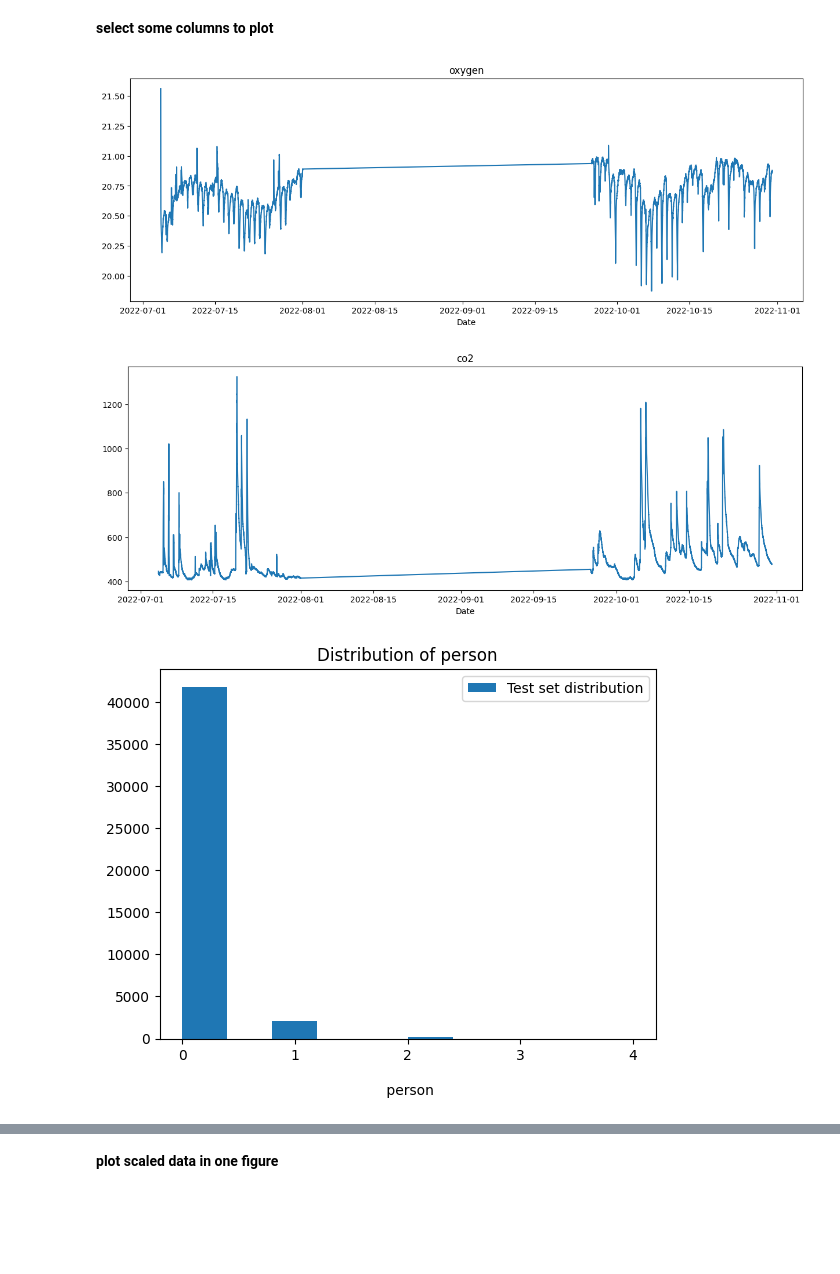
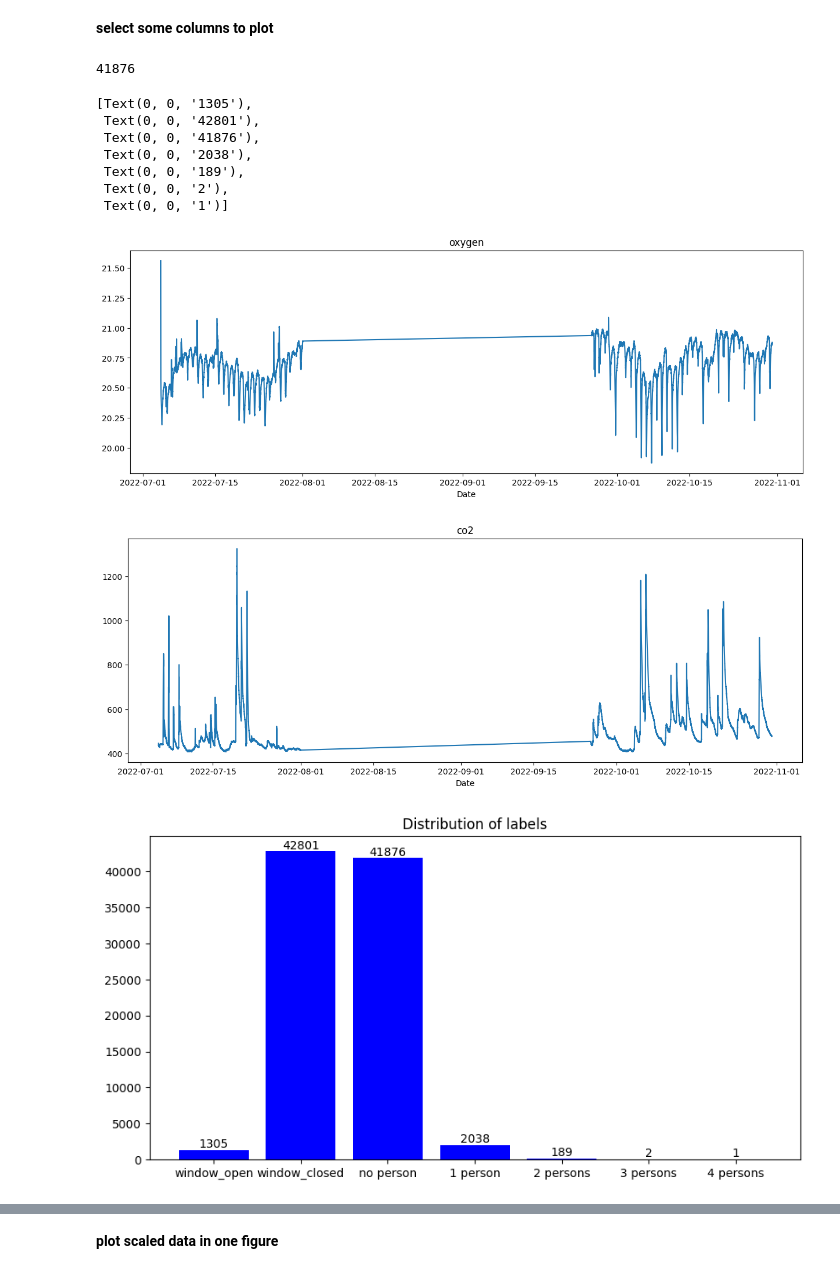
Before and after one commit to MajedNaN/TimeSeriesClassification, a Jupyter notebook: main.ipynb, the cells around one changed output, grey strips where cells are left out. Cells and saved outputs as stored; diff of their text form; code cells hidden in the pictures; blank space fills up the shorter version.

Commit message:
added sklearn standardization, data distributions

```diff
--- a/main.ipynb
+++ b/main.ipynb
@@ -73,31 +55,58 @@ Name: window_open, dtype: int64
 (44106, 23)
 # %% [markdown]
 **select some columns to plot**
+# %%
+print(df['person'].value_counts()[0])
+# %% [output]
+41876
 # %%
 plot_cols = ['oxygen', 'co2','person','window_open']
 
 x = df.datetime
 
 # plot o2 and co2
 for col in plot_cols[0:2]:
     fig = plt.figure(figsize=(15,5))
     plt.plot(x, df[col])
     plt.xlabel('Date')
     plt.title(col)
 #plot distribution of number of persons and window open
-for col in plot_cols[2:]:
-    fig = plt.figure()
-    plt.hist(df[col],label='Test set distribution')
-    plt.xlabel(f'\n {col}')
-## Ticks labels - List must be in ascending order
-    plt.xticks(df[col].unique()) ### names of classes starting from 0
-    #sns.distplot(df[col], bins=100, kde=False)
-    plt.title(f'Distribution of {col}')
-    plt.legend()
-    plt.show()
-    # plt.figure()
-    # df[col].value_counts().plot.pie(autopct='%0.2f')
+
+x_lbs = ['window_open','window_closed','no person','1 person','2 persons','3 persons','4 persons']
+y_nmrs = [df['window_open'].value_counts()[1],df['window_open'].value_counts()[0],df['person'].value_counts()[0],df['person'].value_counts()[1],df['person'].value_counts()[2],df['person'].value_counts()[4],df['person'].value_counts()[3]]
+
+fig, ax = plt.subplots(figsize=(10,5))
+ind = np.arange(len(y_nmrs))  # the x locations for the groups
+bars = ax.bar(ind, y_nmrs, color="blue")
+ax.set_xticks(ind)
+ax.set_xticklabels(x_lbs, minor=False)
+plt.title('Distribution of labels')
+# plt.xlabel('x')
+# plt.ylabel('y')
+ax.bar_label(bars)
+
+
+
+# for col in plot_cols[2:]:
+#     fig = plt.figure()
+#     plt.hist(df[col],label='Test set distribution')
+#     plt.xlabel(f'\n {col}')
+# ## Ticks labels - List must be in ascending order
+#     plt.xticks(df[col].unique()) ### names of classes starting from 0
+#     #sns.distplot(df[col], bins=100, kde=False)
+#     plt.title(f'Distribution of {col}')
+#     plt.legend()
+#     plt.show()
+#     # plt.figure()
+#     # df[col].value_counts().plot.pie(autopct='%0.2f')
 # %% [output]
+[Text(0, 0, '1305'),
+ Text(0, 0, '42801'),
+ Text(0, 0, '41876'),
+ Text(0, 0, '2038'),
+ Text(0, 0, '189'),
+ Text(0, 0, '2'),
+ Text(0, 0, '1')]
 [figure]
 [figure]
-[figure, old version]
+[figure, new version]
```
Also changed, not shown: parts of 19 cells of this notebook.
